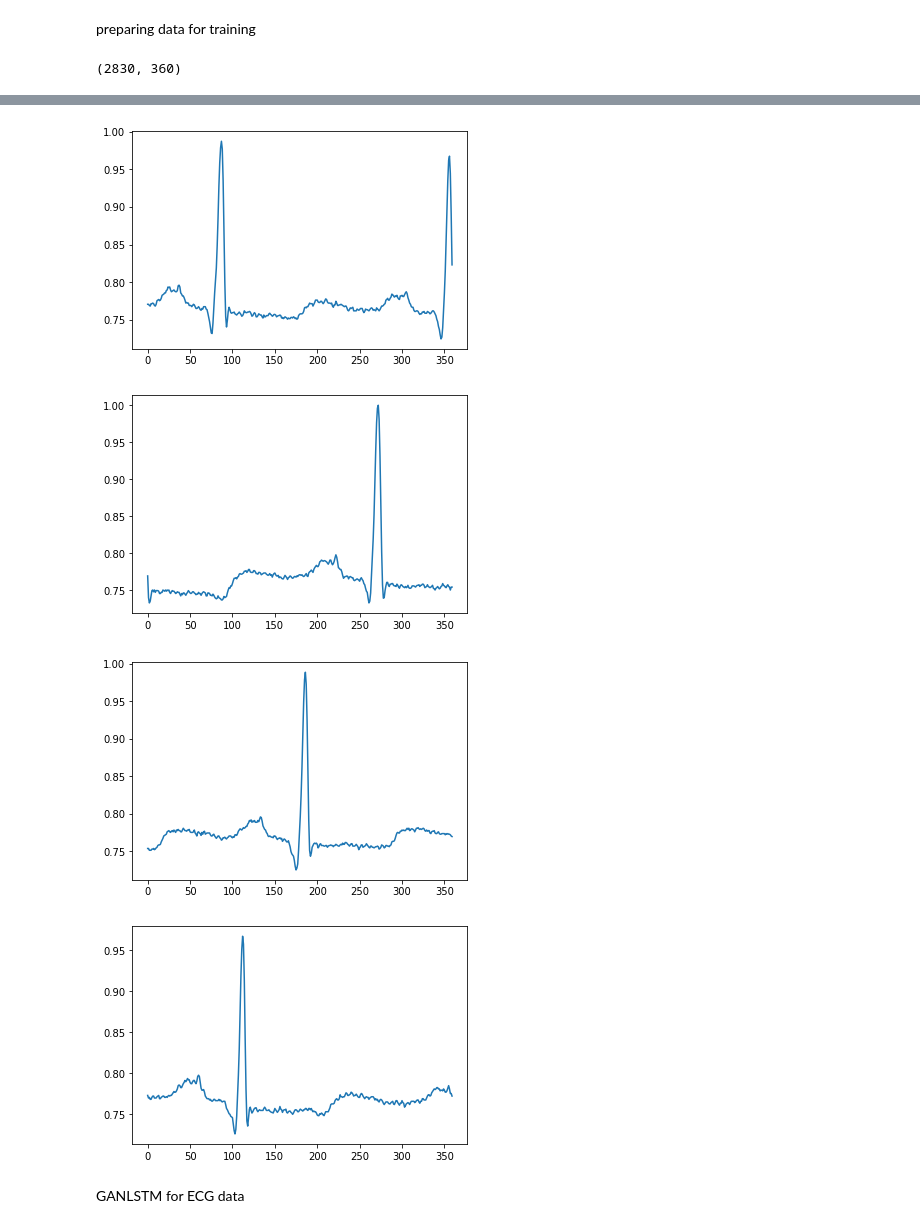
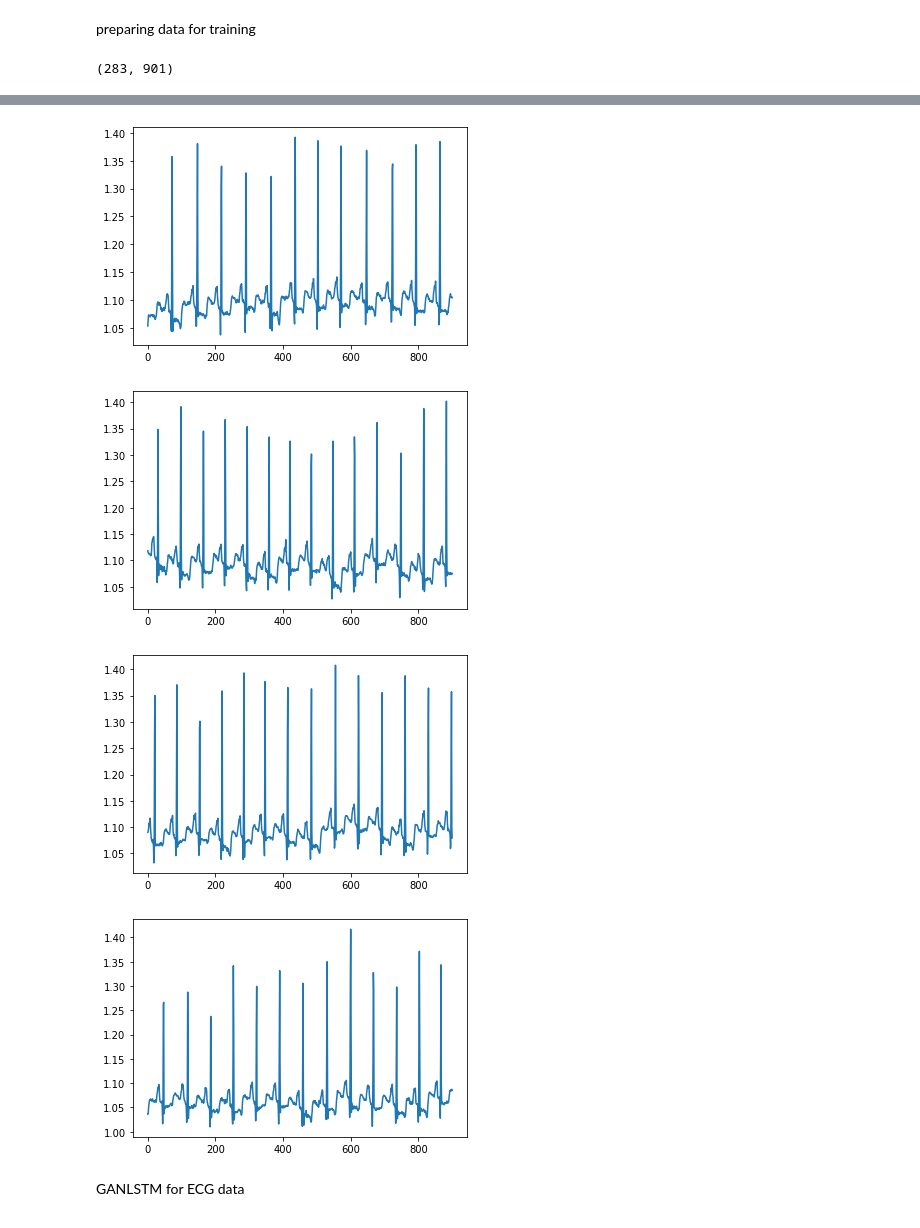
Before and after one commit to abbasloo/dnnHealth, a Jupyter notebook: GANCNNLSTM/LSTMGAN.ipynb, the cells around one changed output, grey strips where cells are left out. Saved outputs shown, nothing was run; the diff lists cells and outputs as text; code cells hidden in the pictures.

```diff
--- a/GANCNNLSTM/LSTMGAN.ipynb
+++ b/GANCNNLSTM/LSTMGAN.ipynb
@@ -20,9 +20,9 @@ for file in glob.glob('MLII/1 NSR/*.mat'):
 arr = sorted(arr, key=lambda x:x[:])
 
 l = 283
-ll = 10
+ll = 1
 d = np.int(3600/ll)
-stride = 1
+stride = 2
 data = []
 for i in range(l):
     db = io.loadmat(arr[i])
@@ -30,13 +30,13 @@ for i in range(l):
         data.append(db['val'][0, j*d:(j+1)*d]/np.amax(db['val'][0, :]))
 data = np.asarray(data).reshape(l*ll, d)[:, ::stride]
 
-seq_in = data
+#seq_in = data
 
-#seq_in = []
-#for i in range(len(data)):
-#    cA, cD = pywt.dwt(data[i], 'db2')
-#    seq_in.append(cD)
-#seq_in = np.asarray(seq_in)
+seq_in = []
+for i in range(len(data)):
+    cA, cD = pywt.dwt(data[i], 'db2')
+    seq_in.append(cA)
+seq_in = np.asarray(seq_in)
 
 print (seq_in.shape)
 
@@ -44,4 +44,4 @@ for i in range(5):
     plt.figure()
     plt.plot(seq_in[i, :])
 # %% [output]
-(2830, 360)
+(283, 901)
@@ -49,7 +49,7 @@ for i in range(5):
-[figure, old version]
+[figure, new version]
-[figure, old version]
+[figure, new version]
-[figure, old version]
+[figure, new version]
-[figure, old version]
+[figure, new version]
 # %% [markdown]
 GANLSTM for ECG data
 # %%
```
Also changed, not shown: parts of 5 cells of this notebook.
